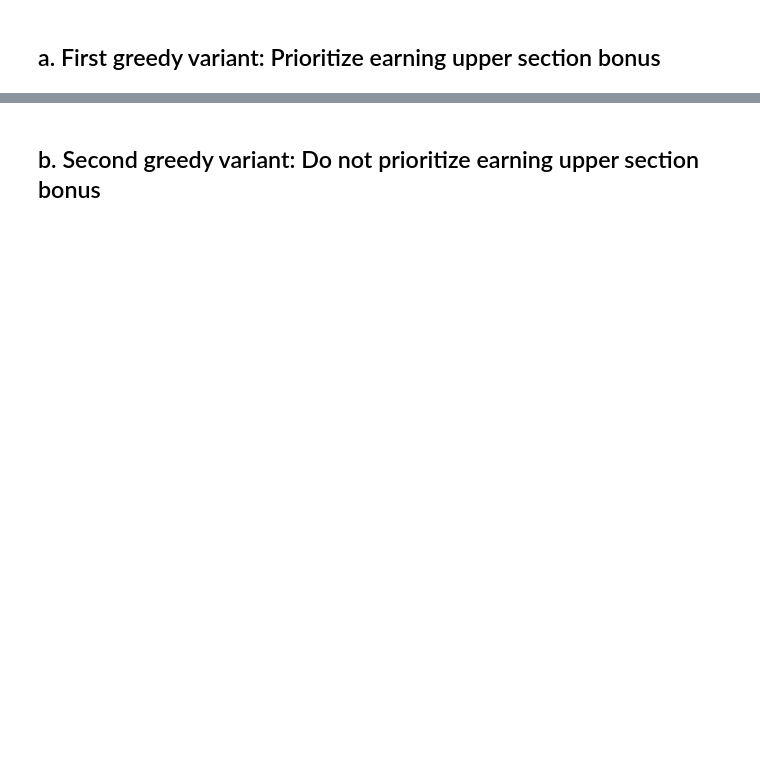
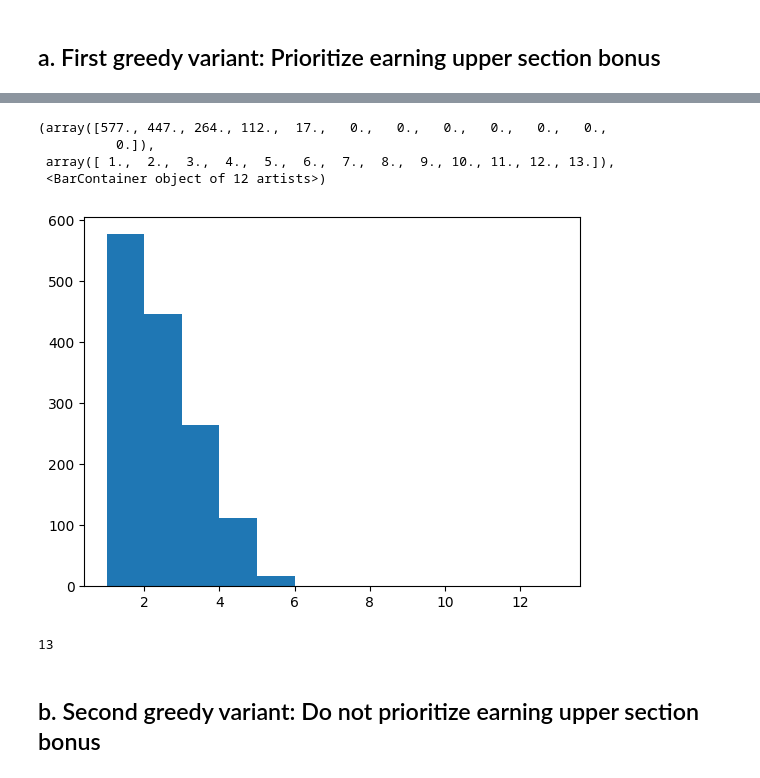
Before and after one commit to pruittkn98/yahtzee-simulator, a Jupyter notebook: analysis.ipynb, the cells around one changed output, grey strips where cells are left out. Saved outputs shown, nothing was run; the diff lists cells and outputs as text; code cells hidden in the pictures; blank space fills up the shorter version.

```diff
--- a/analysis.ipynb
+++ b/analysis.ipynb
@@ -63,11 +96,20 @@ Name: count, dtype: int64
 # %%
+from collections import defaultdict
+# Split into scores and score order
 round_scores = pd.DataFrame(df_upper['scores'].to_list(), columns = CATEGORIES)
 
-round_scores['flag'] = np.where(
-    ((round_scores['1s'] == 5) | \
-    (round_scores['2s'] == 10) | \
-    (round_scores['3s'] == 15) | \
-    (round_scores['4s'] == 20) | \
-    (round_scores['5s'] == 25) | \
-    (round_scores['6s'] == 30)), 1, 0
-)
+order_round_to_category_dict = defaultdict(list)
+order_category_to_round_dict = defaultdict(list)
+
+# score order by col
+for i, r in df_upper.iterrows():
+    for j, v in enumerate(r['score_order']):
+        # Standardize Yahtzee bonuses
+        if 'yahtzee, ' in v:
+            order_round_to_category_dict[j].append('yahtzee_bonus')
+            order_category_to_round_dict['yahtzee_bonus'].append(j)
+        else:
+            order_round_to_category_dict[j].append(v)
+            order_category_to_round_dict[v].append(j)
+
+order_round_to_category_df = pd.DataFrame(order_round_to_category_dict)
@@ -98,3 +116,17 @@ round_scores.loc[round_scores['flag']==1]
+# %%
+fig, ax = plt.subplots(1, 1)
+bins = np.linspace(1, 13, num=13)
+ax.hist(order_category_to_round_dict['chance'], bins=bins)
+# %% [output]
+(array([577., 447., 264., 112.,  17.,   0.,   0.,   0.,   0.,   0.,   0.,
+          0.]),
+ array([ 1.,  2.,  3.,  4.,  5.,  6.,  7.,  8.,  9., 10., 11., 12., 13.]),
+ <BarContainer object of 12 artists>)
+[figure, added]
+# %%
+len(df_upper['score_order'].iloc[0])
+# %% [output]
+13
 # %% [markdown]
 ## b. Second greedy variant: Do not prioritize earning upper section bonus
 # %%
```
Also changed, not shown: parts of 12 cells of this notebook, 6 other files.
